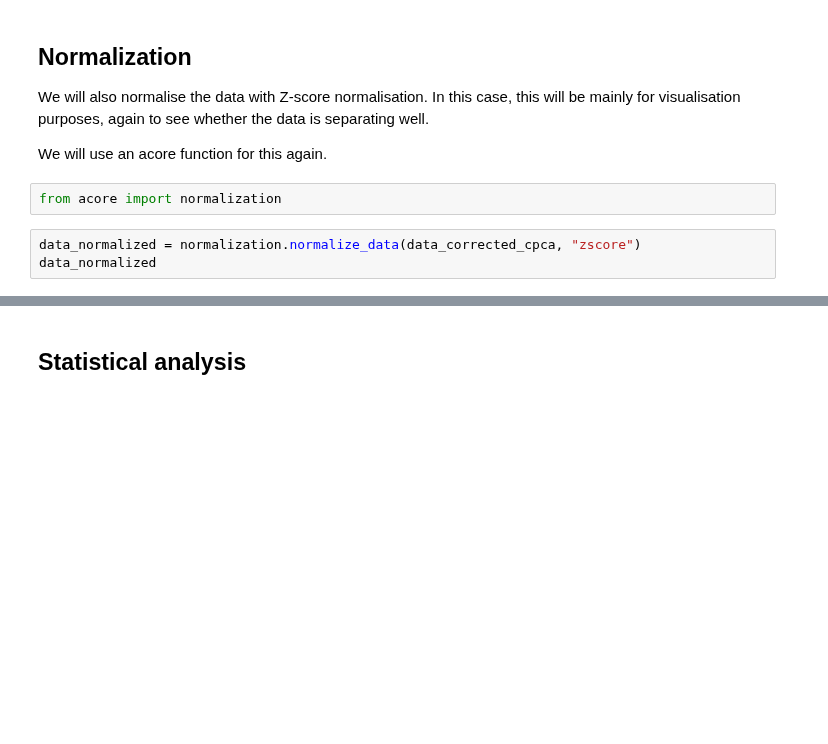
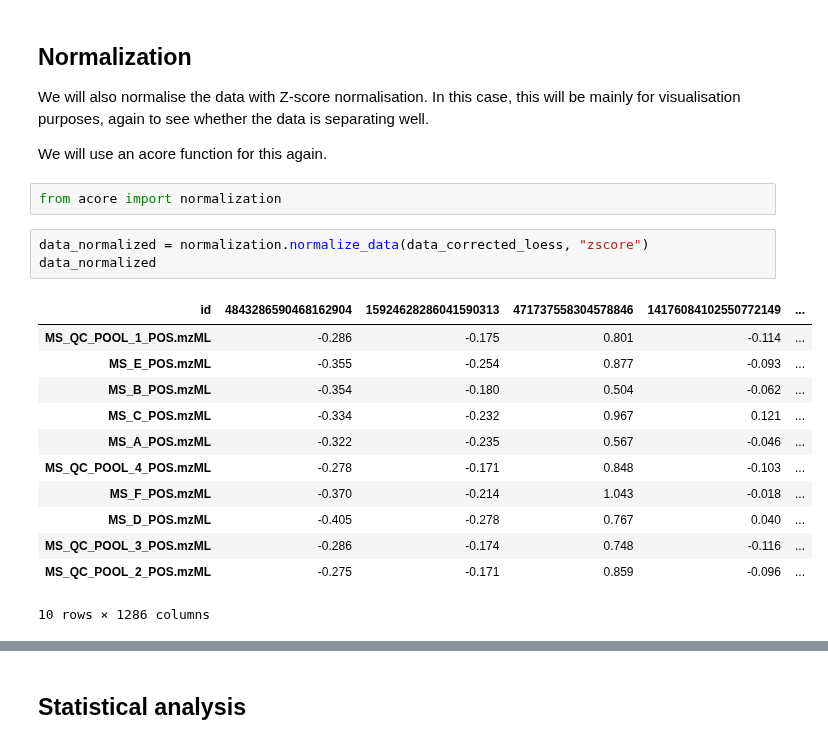
Before and after one commit to biosustain/dsp_course_metabolomics_intro, a Jupyter notebook: 2_data_analysis.ipynb, the cells around one changed output, grey strips where cells are left out. Cells and saved outputs as stored; diff of their text form; blank space fills up the shorter version.

```diff
--- a/2_data_analysis.ipynb
+++ b/2_data_analysis.ipynb
@@ -913,7 +1120,20 @@ We will use an acore function for this again.
 # %%
 from acore import normalization
 # %%
-data_normalized = normalization.normalize_data(data_corrected_cpca, "zscore")
+data_normalized = normalization.normalize_data(data_corrected_loess, "zscore")
 data_normalized
+# %% [output]
+| id | 4843286590468162904 | 15924628286041590313 | 471737558304578846 | 14176084102550772149 | ... |
+| MS_QC_POOL_1_POS.mzML | -0.286 | -0.175 | 0.801 | -0.114 | ... |
+| MS_E_POS.mzML | -0.355 | -0.254 | 0.877 | -0.093 | ... |
+| MS_B_POS.mzML | -0.354 | -0.180 | 0.504 | -0.062 | ... |
+| MS_C_POS.mzML | -0.334 | -0.232 | 0.967 | 0.121 | ... |
+| MS_A_POS.mzML | -0.322 | -0.235 | 0.567 | -0.046 | ... |
+| MS_QC_POOL_4_POS.mzML | -0.278 | -0.171 | 0.848 | -0.103 | ... |
+| MS_F_POS.mzML | -0.370 | -0.214 | 1.043 | -0.018 | ... |
+| MS_D_POS.mzML | -0.405 | -0.278 | 0.767 | 0.040 | ... |
+| MS_QC_POOL_3_POS.mzML | -0.286 | -0.174 | 0.748 | -0.116 | ... |
+| MS_QC_POOL_2_POS.mzML | -0.275 | -0.171 | 0.859 | -0.096 | ... |
+10 rows × 1286 columns
 # %%
 plot_intensity_distribution(data_normalized)
```
Also changed, not shown: parts of 51 cells of this notebook.
